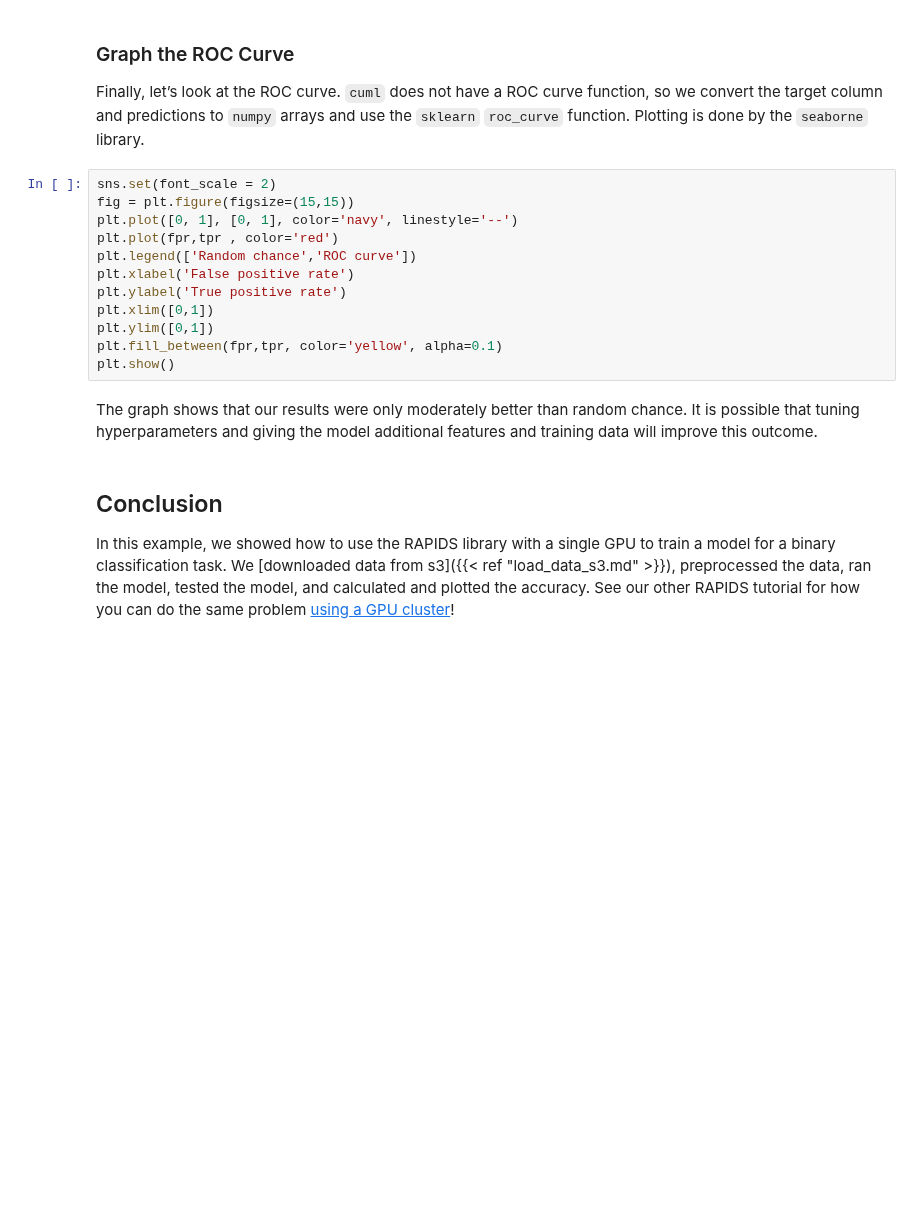
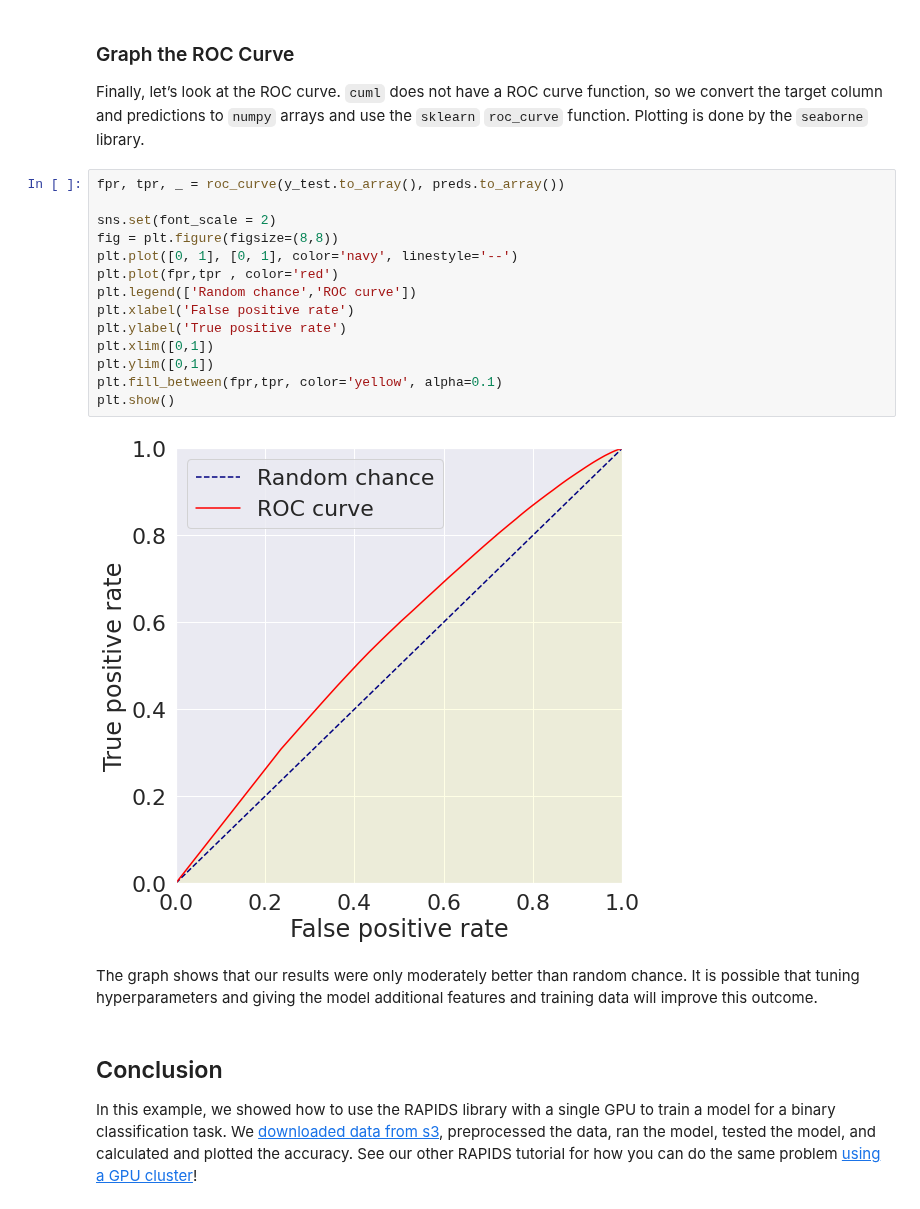
Before and after one commit to saturncloud/examples, a Jupyter notebook: examples/rapids/rapids-single-gpu.ipynb, the cells around one changed output. Saved outputs shown, nothing was run; the diff lists cells and outputs as text; blank space fills up the shorter version.

```diff
--- a/examples/rapids/rapids-single-gpu.ipynb
+++ b/examples/rapids/rapids-single-gpu.ipynb
@@ -171,19 +222,23 @@ roc_auc_score(y_test, preds)
 
 Finally, let’s look at the ROC curve. `cuml` does not have a ROC curve function, so we convert the target column and predictions to `numpy` arrays and use the `sklearn` `roc_curve` function. Plotting is done by the `seaborne` library.
 # %%
+fpr, tpr, _ = roc_curve(y_test.to_array(), preds.to_array())
+
 sns.set(font_scale = 2)
-fig = plt.figure(figsize=(15,15))
+fig = plt.figure(figsize=(8,8))
 plt.plot([0, 1], [0, 1], color='navy', linestyle='--')
 plt.plot(fpr,tpr , color='red')
 plt.legend(['Random chance','ROC curve'])
 plt.xlabel('False positive rate')
 plt.ylabel('True positive rate')
 plt.xlim([0,1])
 plt.ylim([0,1])
 plt.fill_between(fpr,tpr, color='yellow', alpha=0.1)
 plt.show()
+# %% [output]
+[figure, added]
 # %% [markdown]
 The graph shows that our results were only moderately better than random chance. It is possible that tuning hyperparameters and giving the model additional features and training data will improve this outcome.
 # %% [markdown]
 ## Conclusion
-In this example, we showed how to use the RAPIDS library with a single GPU to train a model for a binary classification task. We [downloaded data from s3]({{< ref "load_data_s3.md" >}}), preprocessed the data, ran the model, tested the model, and calculated and plotted the accuracy. See our other RAPIDS tutorial for how you can do the same problem [using a GPU cluster](./compare/rf-rapids-dask.ipynb)!
+In this example, we showed how to use the RAPIDS library with a single GPU to train a model for a binary classification task. We [downloaded data from s3](ref), preprocessed the data, ran the model, tested the model, and calculated and plotted the accuracy. See our other RAPIDS tutorial for how you can do the same problem [using a GPU cluster](./rapids-gpu-cluster.ipynb)!
```
Also changed, not shown: parts of 11 cells of this notebook, 1 other file.
